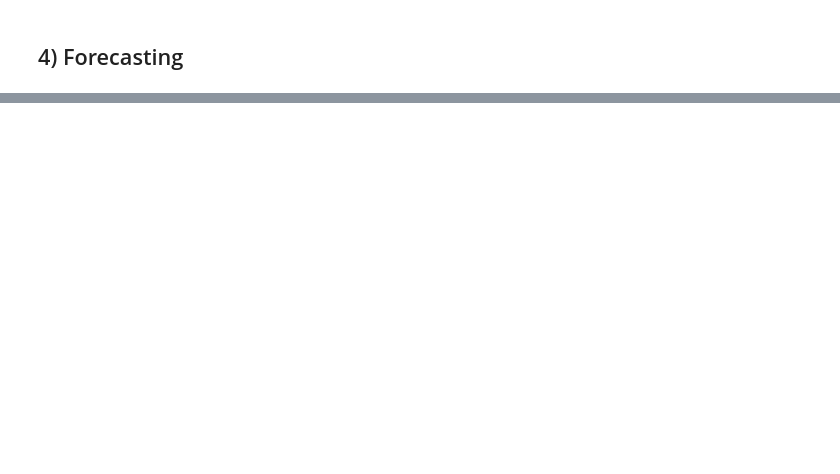
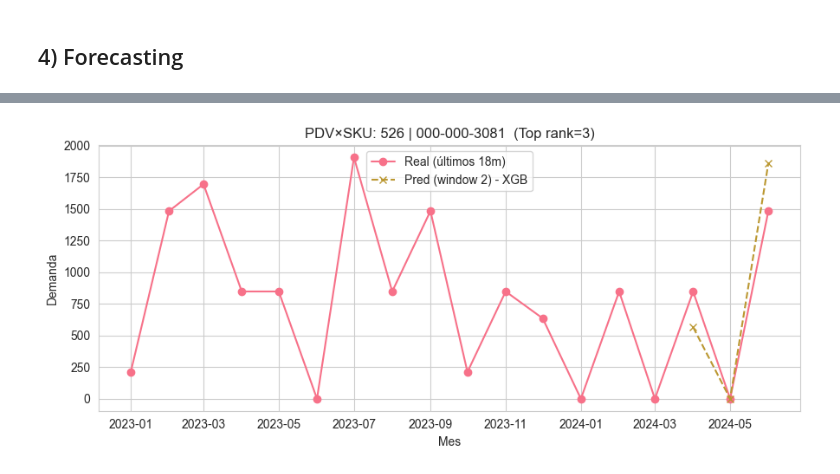
Before and after one commit to SantiagoCastellanos14/m11-practico1-eda, a Jupyter notebook: notebooks/practico_3_eda.ipynb, the cells around one changed output, grey strips where cells are left out. Drawn from its saved outputs; the diff is of its cells as text; code cells hidden in the pictures; blank space fills up the shorter version.

```diff
--- a/notebooks/practico_3_eda.ipynb
+++ b/notebooks/practico_3_eda.ipynb
@@ -1457,0 +1444,13 @@ Guardado: baseline_holdout6.csv
+# %%
+
+# Horizontes
+H_FORECAST = 3
+H_HOLDOUT  = 6
+SEASONAL_M = 12 # Estacionalidad anual (12 meses), esto puede revisarse y ajustarse.
+                #Mayor que esto no porque tenemos solo 30 meses, -6 de ventana de evaluación = 24. Con menos no llegamos ni a 2 ciclos.
+
+# Columnas clave
+entity_col = "cliente"   # PDV
+item_col   = "produc"    # SKU
+date_col   = "mes"
+y_col      = "y"
@@ -1457,0 +1740,33 @@ Guardado: baseline_holdout6.csv
+# %%
+# Gráfico para comparar prediccion del modelo xgb vs demanda real sobre un SKU puntual
+WINDOW_Q  = 2   # 1 = Corte A, 2 = Corte B (T-2..T)
+PAIR_RANK = 3   # 1 = para elegir SKU con mayor volumen pre-holdout; 2 = segundo, etc.
+
+# 1) Par PDV×SKU por volumen histórico (excluye holdout)
+last6 = last_n_unique_dates(ts_ml, H_HOLDOUT)
+hist  = ts_ml[~ts_ml[date_col].isin(last6)]
+vol   = (hist.groupby([entity_col, item_col])[y_col].sum()
+              .reset_index().rename(columns={y_col:"vol_hist"}))
+vol   = vol.sort_values("vol_hist", ascending=False).reset_index(drop=True)
+assert len(vol) >= PAIR_RANK, "PAIR_RANK excede la cantidad de pares disponibles."
+top_e, top_i = vol.loc[PAIR_RANK-1, [entity_col, item_col]]
+
+# 2) Serie real (últimos 18m) y predicciones XGB de la ventana elegida
+g_all  = ts_ml[(ts_ml[entity_col]==top_e) & (ts_ml[item_col]==top_i)].sort_values(date_col)
+g_last = g_all.tail(18).copy()
+pred_xgb = (bt_pred[(bt_pred[entity_col]==top_e) & (bt_pred[item_col]==top_i)
+                    & (bt_pred["model"]=="XGB") & (bt_pred["window"]==WINDOW_Q)]
+            .sort_values("date"))
+
+# 3) Plot
+import matplotlib.pyplot as plt
+plt.figure(figsize=(9,4))
+plt.plot(g_last[date_col], g_last[y_col], marker="o", label="Real (últimos 18m)")
+if not pred_xgb.empty:
+    plt.plot(pred_xgb["date"], pred_xgb["y_pred"], marker="x", linestyle="--",
+             label=f"Pred (window {WINDOW_Q}) - XGB")
+plt.title(f"PDV×SKU: {top_e} | {top_i}  (Top rank={PAIR_RANK})")
+plt.xlabel("Mes"); plt.ylabel("Demanda")
+plt.legend(); plt.tight_layout(); plt.show()
+# %% [output]
+[figure, added]
```
Also changed, not shown: parts of 21 cells of this notebook, 1 other file.
